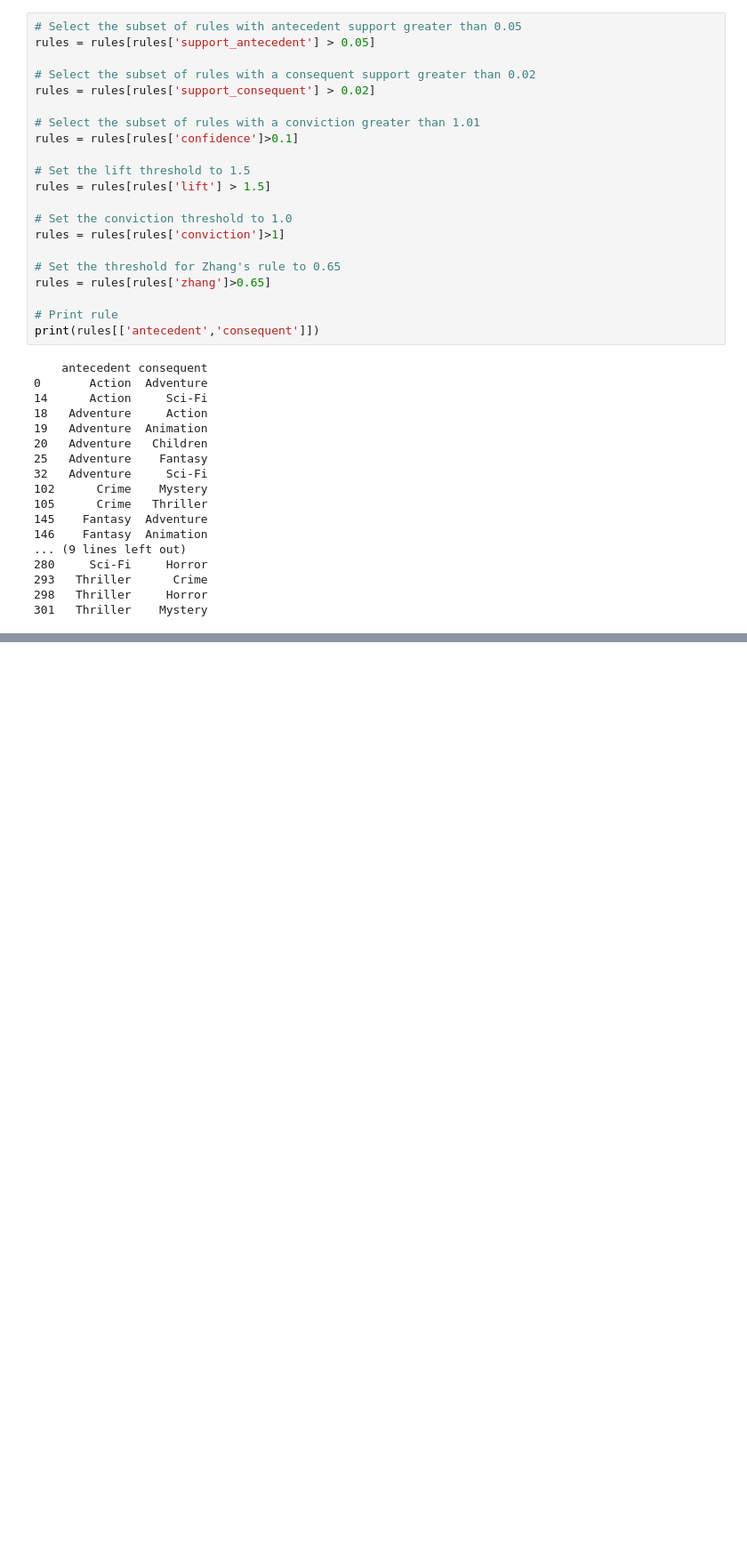
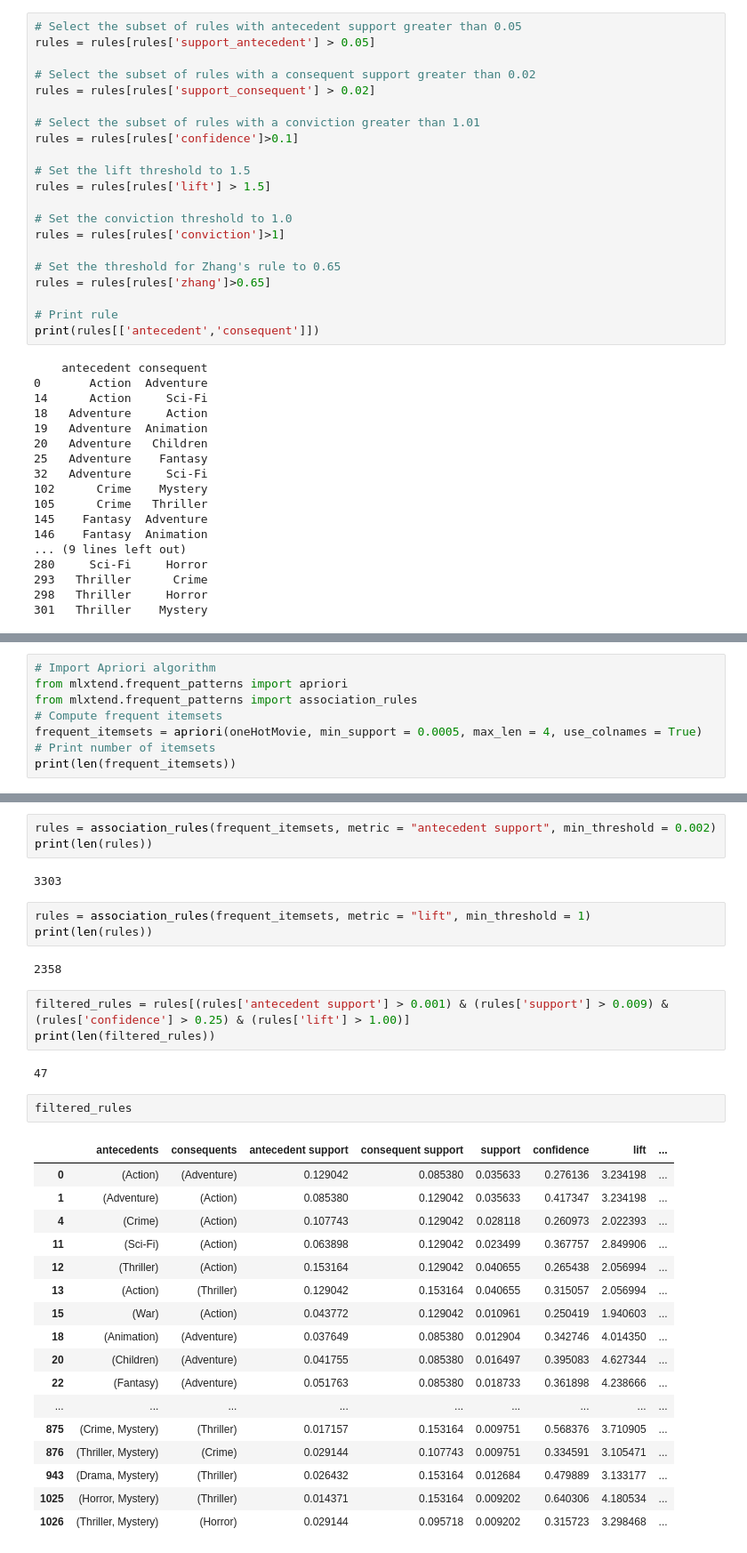
Before and after one commit to rajsandhu1989/data_sciene_projects, a Jupyter notebook: Association_rule_mining/market_basket.ipynb, the cells around one changed output, grey strips where cells are left out. Shown at 89% size. Saved outputs shown, nothing was run; the diff lists cells and outputs as text; blank space fills up the shorter version.

```diff
--- a/Association_rule_mining/market_basket.ipynb
+++ b/Association_rule_mining/market_basket.ipynb
@@ -343,0 +363,8 @@ print(rules[['antecedent','consequent']])
+# %%
+# Import Apriori algorithm
+from mlxtend.frequent_patterns import apriori
+from mlxtend.frequent_patterns import association_rules
+# Compute frequent itemsets
+frequent_itemsets = apriori(oneHotMovie, min_support = 0.0005, max_len = 4, use_colnames = True)
+# Print number of itemsets
+print(len(frequent_itemsets))
@@ -343,0 +418,35 @@ print(rules[['antecedent','consequent']])
+# %%
+rules = association_rules(frequent_itemsets, metric = "antecedent support", min_threshold = 0.002)
+print(len(rules))
+# %% [output]
+3303
+# %%
+rules = association_rules(frequent_itemsets, metric = "lift", min_threshold = 1)
+print(len(rules))
+# %% [output]
+2358
+# %%
+filtered_rules = rules[(rules['antecedent support'] > 0.001) & (rules['support'] > 0.009) & (rules['confidence'] > 0.25) & (rules['lift'] > 1.00)]
+print(len(filtered_rules))
+# %% [output]
+47
+# %%
+filtered_rules
+# %% [output]
+|  | antecedents | consequents | antecedent support | consequent support | support | confidence | lift | ... |
+| 0 | (Action) | (Adventure) | 0.129042 | 0.085380 | 0.035633 | 0.276136 | 3.234198 | ... |
+| 1 | (Adventure) | (Action) | 0.085380 | 0.129042 | 0.035633 | 0.417347 | 3.234198 | ... |
+| 4 | (Crime) | (Action) | 0.107743 | 0.129042 | 0.028118 | 0.260973 | 2.022393 | ... |
+| 11 | (Sci-Fi) | (Action) | 0.063898 | 0.129042 | 0.023499 | 0.367757 | 2.849906 | ... |
+| 12 | (Thriller) | (Action) | 0.153164 | 0.129042 | 0.040655 | 0.265438 | 2.056994 | ... |
+| 13 | (Action) | (Thriller) | 0.129042 | 0.153164 | 0.040655 | 0.315057 | 2.056994 | ... |
+| 15 | (War) | (Action) | 0.043772 | 0.129042 | 0.010961 | 0.250419 | 1.940603 | ... |
+| 18 | (Animation) | (Adventure) | 0.037649 | 0.085380 | 0.012904 | 0.342746 | 4.014350 | ... |
+| 20 | (Children) | (Adventure) | 0.041755 | 0.085380 | 0.016497 | 0.395083 | 4.627344 | ... |
+| 22 | (Fantasy) | (Adventure) | 0.051763 | 0.085380 | 0.018733 | 0.361898 | 4.238666 | ... |
+| ... | ... | ... | ... | ... | ... | ... | ... | ... |
+| 875 | (Crime, Mystery) | (Thriller) | 0.017157 | 0.153164 | 0.009751 | 0.568376 | 3.710905 | ... |
+| 876 | (Thriller, Mystery) | (Crime) | 0.029144 | 0.107743 | 0.009751 | 0.334591 | 3.105471 | ... |
+| 943 | (Drama, Mystery) | (Thriller) | 0.026432 | 0.153164 | 0.012684 | 0.479889 | 3.133177 | ... |
+| 1025 | (Horror, Mystery) | (Thriller) | 0.014371 | 0.153164 | 0.009202 | 0.640306 | 4.180534 | ... |
+| 1026 | (Thriller, Mystery) | (Horror) | 0.029144 | 0.095718 | 0.009202 | 0.315723 | 3.298468 | ... |
```
Also changed, not shown: parts of 6 cells of this notebook.
